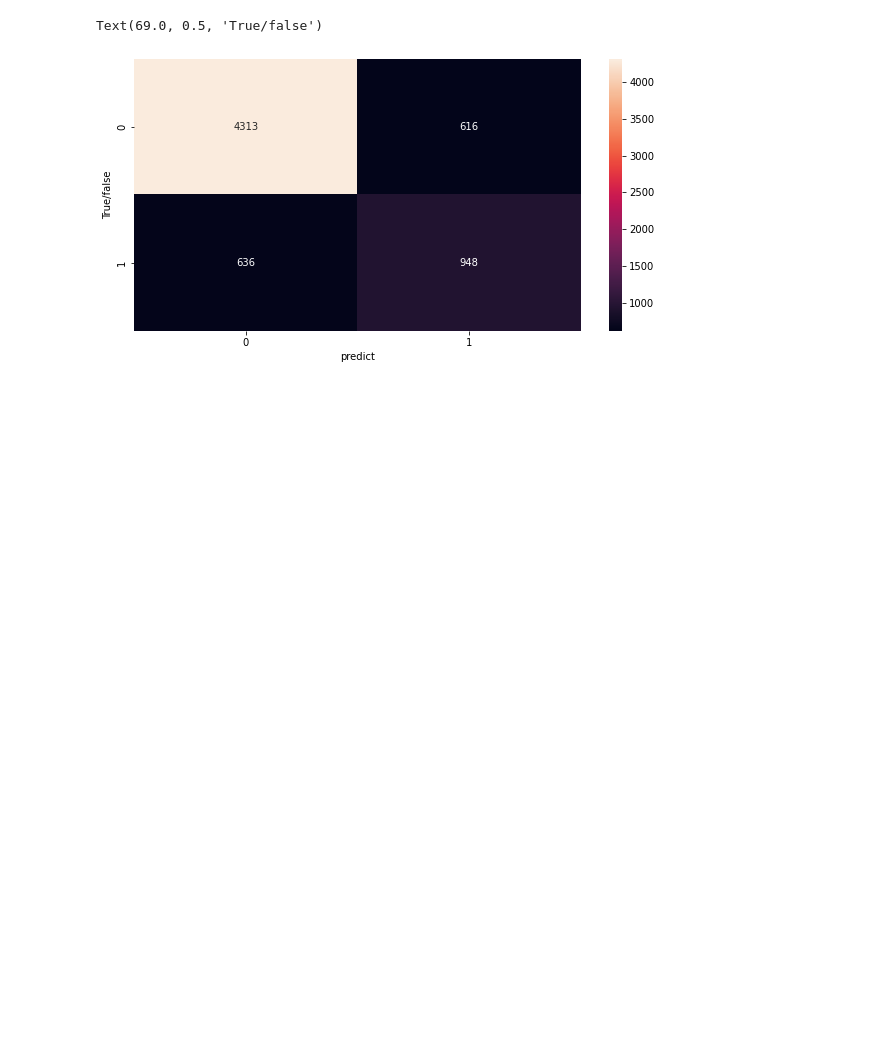
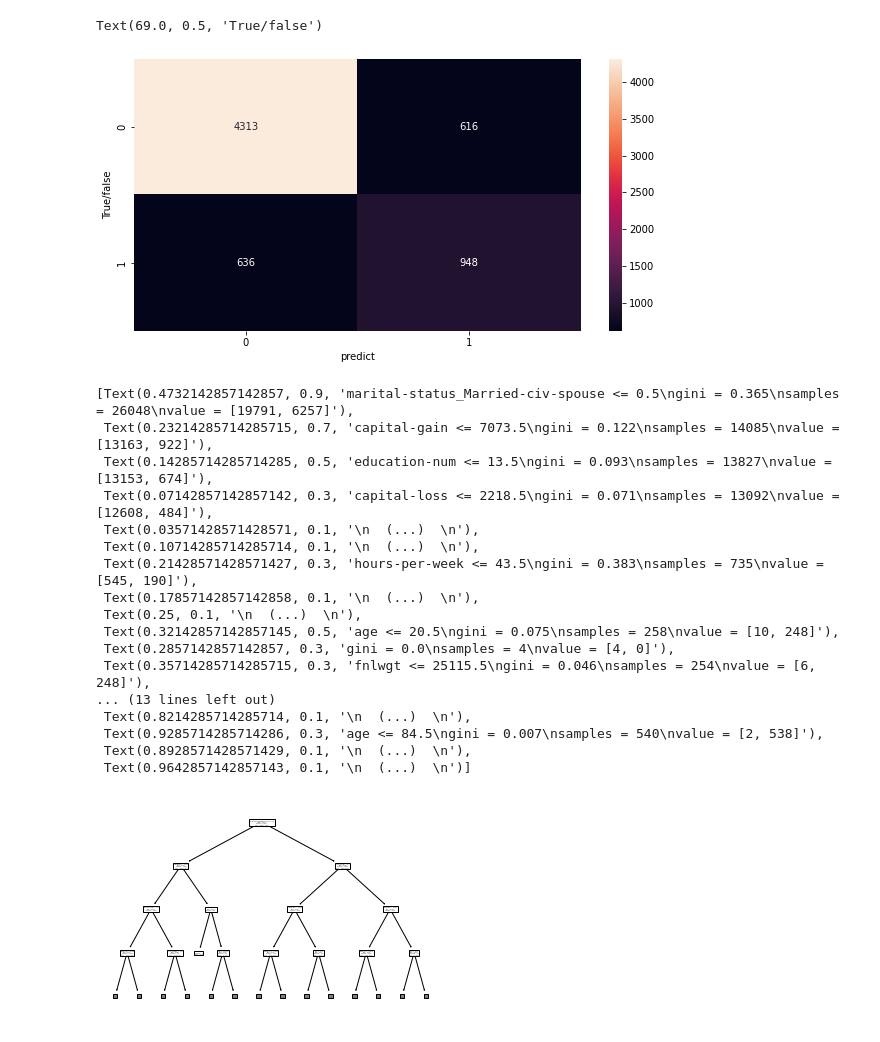
Before and after one commit to dla9944/myPyCode, a Jupyter notebook: DecisionTree_Progress_re.ipynb, the cells around one changed output. Drawn from its saved outputs; the diff is of its cells as text; code cells hidden in the pictures; blank space fills up the shorter version.

Commit message:
결정트리(DecisionTree)의 분류문제를 salary 데이터 풀이로 진행

```diff
--- a/DecisionTree_Progress_re.ipynb
+++ b/DecisionTree_Progress_re.ipynb
@@ -698,0 +703,21 @@ Text(69.0, 0.5, 'True/false')
+# %%
+plot_tree(model, max_depth = 3, feature_names = X_train.columns)
+# %% [output]
+[Text(0.4732142857142857, 0.9, 'marital-status_Married-civ-spouse <= 0.5\ngini = 0.365\nsamples = 26048\nvalue = [19791, 6257]'),
+ Text(0.23214285714285715, 0.7, 'capital-gain <= 7073.5\ngini = 0.122\nsamples = 14085\nvalue = [13163, 922]'),
+ Text(0.14285714285714285, 0.5, 'education-num <= 13.5\ngini = 0.093\nsamples = 13827\nvalue = [13153, 674]'),
+ Text(0.07142857142857142, 0.3, 'capital-loss <= 2218.5\ngini = 0.071\nsamples = 13092\nvalue = [12608, 484]'),
+ Text(0.03571428571428571, 0.1, '\n  (...)  \n'),
+ Text(0.10714285714285714, 0.1, '\n  (...)  \n'),
+ Text(0.21428571428571427, 0.3, 'hours-per-week <= 43.5\ngini = 0.383\nsamples = 735\nvalue = [545, 190]'),
+ Text(0.17857142857142858, 0.1, '\n  (...)  \n'),
+ Text(0.25, 0.1, '\n  (...)  \n'),
+ Text(0.32142857142857145, 0.5, 'age <= 20.5\ngini = 0.075\nsamples = 258\nvalue = [10, 248]'),
+ Text(0.2857142857142857, 0.3, 'gini = 0.0\nsamples = 4\nvalue = [4, 0]'),
+ Text(0.35714285714285715, 0.3, 'fnlwgt <= 25115.5\ngini = 0.046\nsamples = 254\nvalue = [6, 248]'),
+... (13 lines left out)
+ Text(0.8214285714285714, 0.1, '\n  (...)  \n'),
+ Text(0.9285714285714286, 0.3, 'age <= 84.5\ngini = 0.007\nsamples = 540\nvalue = [2, 538]'),
+ Text(0.8928571428571429, 0.1, '\n  (...)  \n'),
+ Text(0.9642857142857143, 0.1, '\n  (...)  \n')]
+[figure, added]
```
Also changed, not shown: parts of 3 cells of this notebook.
